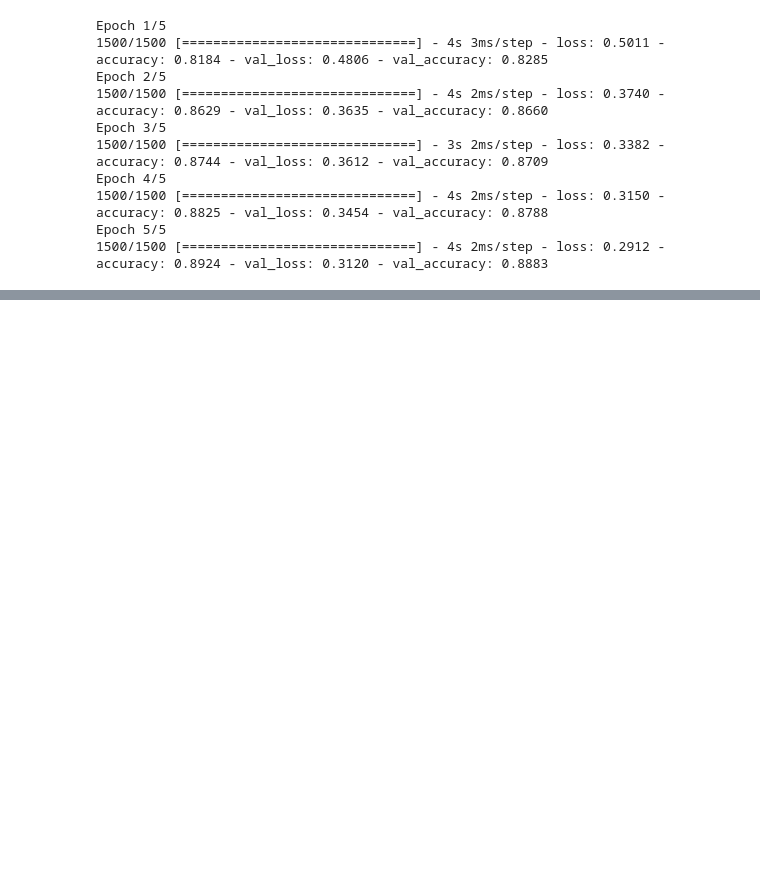
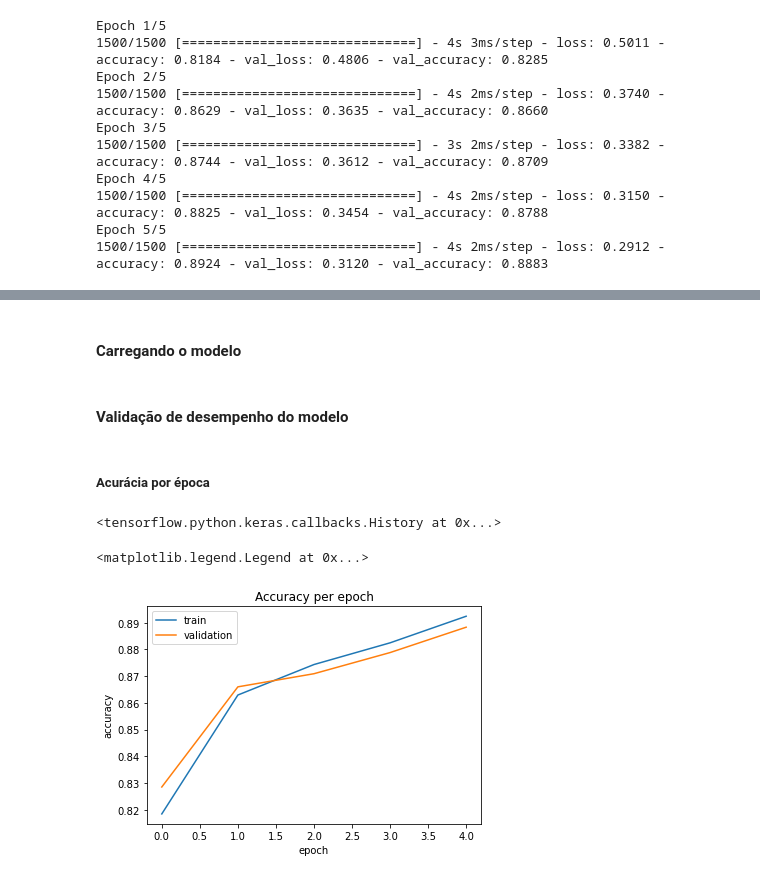
Before and after one commit to raphaellabartoncello/recognition-clothing_type, a Jupyter notebook: model-notebook.ipynb, the cells around one changed output, grey strips where cells are left out. Drawn from its saved outputs; the diff is of its cells as text; code cells hidden in the pictures; blank space fills up the shorter version.

Commit message:
validating model

```diff
--- a/model-notebook.ipynb
+++ b/model-notebook.ipynb
@@ -143,0 +138,2 @@ load = load_model('model.h5')
+# %% [markdown]
+#### Carregando o modelo
@@ -143,0 +142,18 @@ load = load_model('model.h5')
+# %% [markdown]
+#### Validação de desempenho do modelo
+# %% [markdown]
+##### Acurácia por época
+# %%
+history
+# %% [output]
+<tensorflow.python.keras.callbacks.History at 0x...>
+# %%
+plt.plot(history.history['accuracy'])
+plt.plot(history.history['val_accuracy'])
+plt.title('Accuracy per epoch')
+plt.xlabel('epoch')
+plt.ylabel('accuracy')
+plt.legend(['train','validation'])
+# %% [output]
+<matplotlib.legend.Legend at 0x...>
+[figure, added]
```
Also changed, not shown: parts of 10 cells of this notebook.
